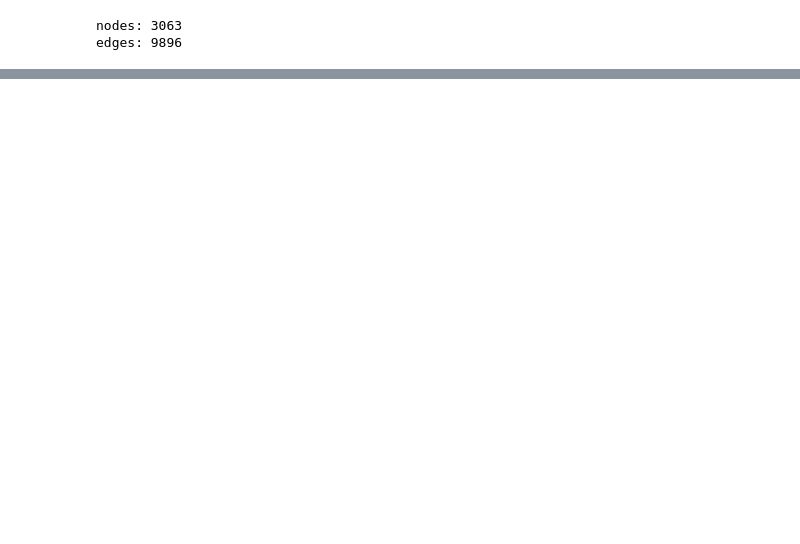
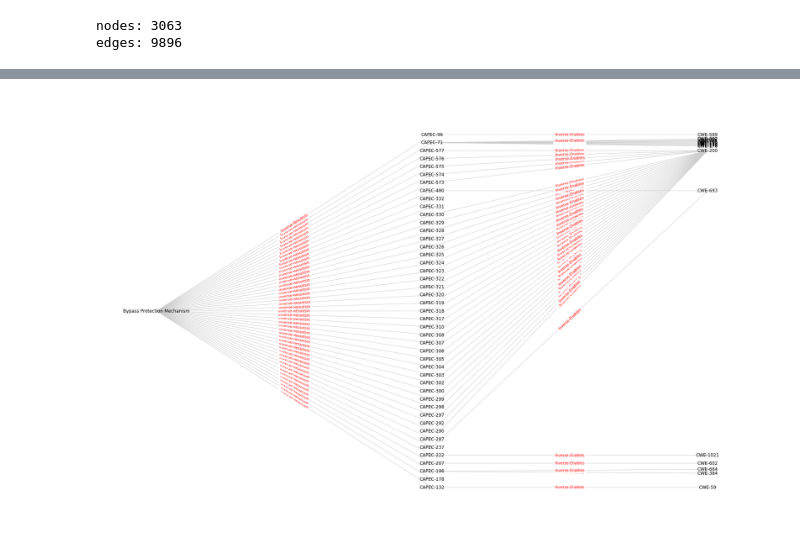
Before and after one commit to joocer/mitre-tools, a Jupyter notebook: Threat Model Demo.ipynb, the cells around one changed output, grey strips where cells are left out. Drawn from its saved outputs; the diff is of its cells as text; code cells hidden in the pictures; blank space fills up the shorter version.

```diff
--- a/Threat Model Demo.ipynb
+++ b/Threat Model Demo.ipynb
@@ -164,0 +173,26 @@ mt.show_tree(n)
+# %%
+# The actual tree is very messy, this is a simplified, but still quite messy, version of the tree that was walked to get those requirements.
+
+n = mt.filter_graph(graph,
+                 {
+                     'label': ['Bypass Protection Mechanism'],
+                     'group': ['Authorization']
+                 },
+                 { 'relationship': ['Inverse-ResultsIn',
+                                    #'ResultsIn',
+                                    'Inverse-Enables',
+                                    #'Enables',
+                                    #'Inverse-Requires',
+                                    #'Requires',
+                                    #'Inverse-Prevents',
+                                    #'Prevents',
+                                    #'Inverse-Mitigates',
+                                    #'Mitigates',
+                                    #'ChildOf',
+                                    #'ParentOf',
+                                     ''
+                                   ] },
+                 { 'capec' : { 'likelihood_of_attack': 'High' } })
+mt.show_tree(n)
+# %% [output]
+[figure, added]
```
Also changed, not shown: parts of 16 cells of this notebook, 2 other files.
